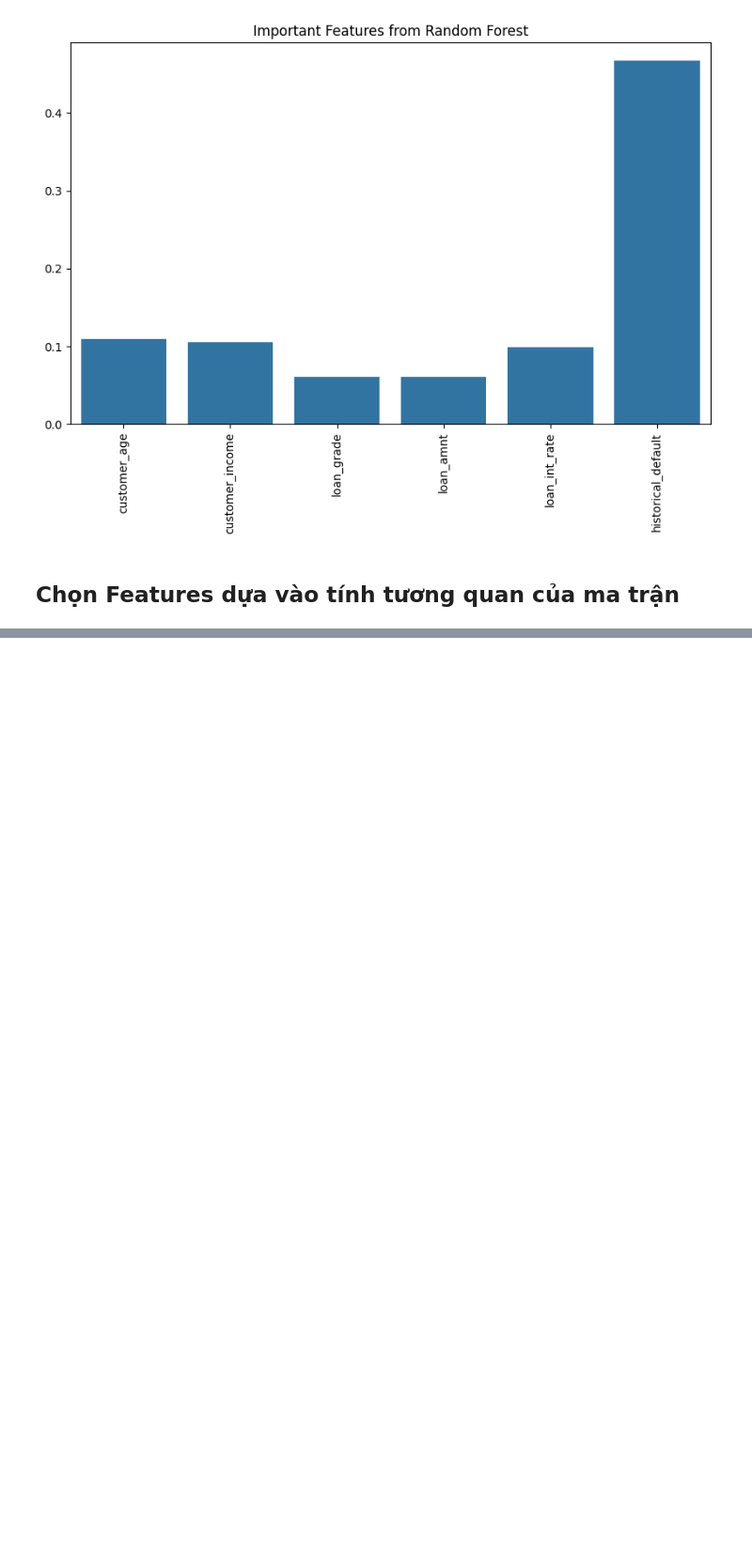
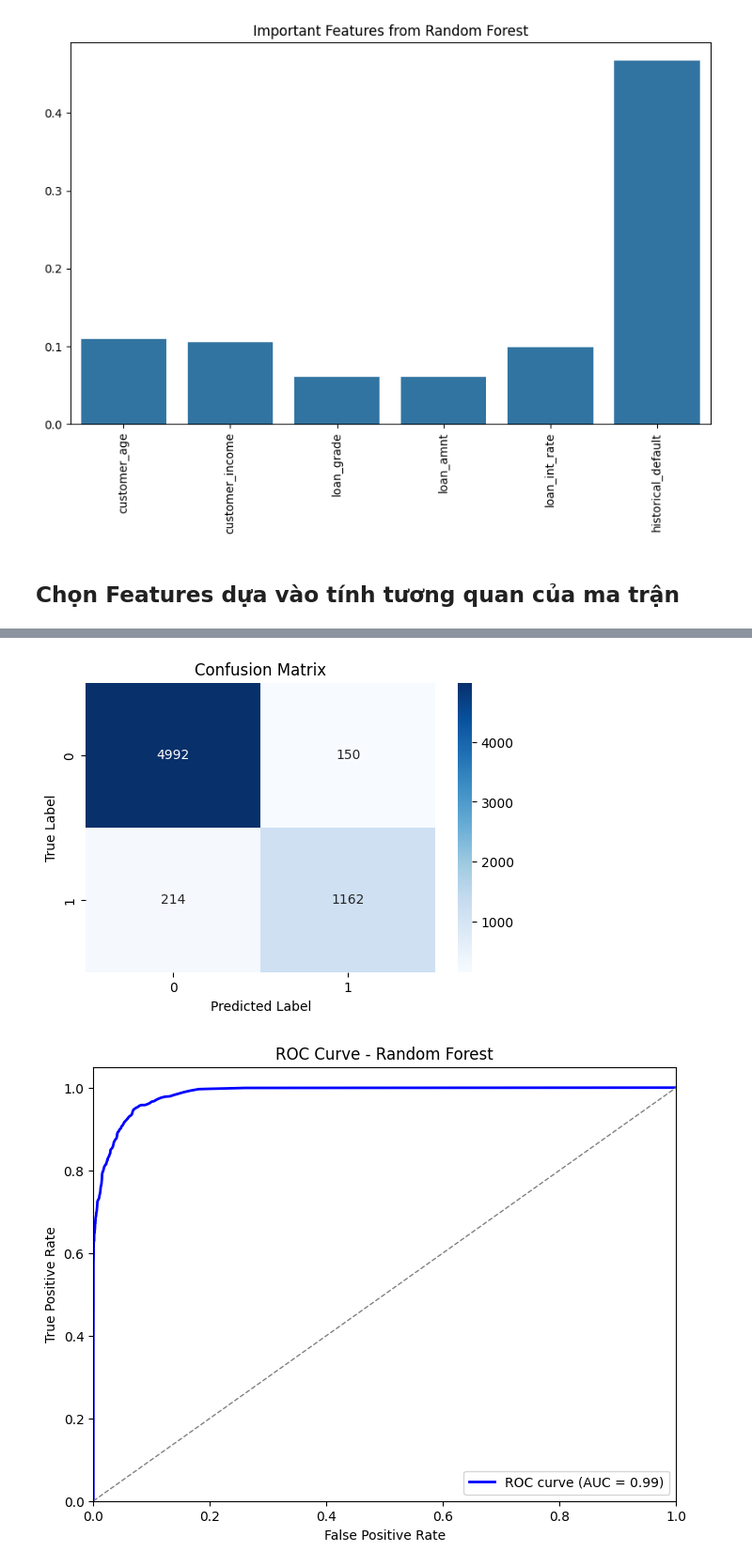
Before and after one commit to nqminh03/features_selection, a Jupyter notebook: project/process.Ipynb, the cells around one changed output, grey strips where cells are left out. Shown: that part at 94% size. Saved outputs shown, nothing was run; the diff lists cells and outputs as text; code cells hidden in the pictures; blank space fills up the shorter version.

```diff
--- a/project/process.Ipynb
+++ b/project/process.Ipynb
@@ -85,9 +90,9 @@ y = df[target]
 X_train, X_test, y_train, y_test = train_test_split(X, y, test_size=0.2, random_state=42)
 
 # Chuẩn hoá dữ liệu trong khoảng từ [0;1]
-#scaler = MinMaxScaler()
-#X_train = scaler.fit_transform(X_train)
-#X_test = scaler.transform(X_test)
+scaler = MinMaxScaler()
+X_train = scaler.fit_transform(X_train)
+X_test = scaler.transform(X_test)
 
 # Chuyển đổi y_train và y_test sang mảng 1 chiều
 y_train = y_train.values.ravel()
@@ -144,0 +171,72 @@ plt.savefig("D:/features_selection/image/RF/Im_ft.png")
+# %%
+# Xác định feature X và biến mục tiêu y
+X = df[important_features_RF]
+y = df[target]
+
+# Khởi tạo biến train, test
+X_train, X_test, y_train, y_test = train_test_split(X, y, test_size=0.2, random_state=42)
+
+# Chuẩn hoá dữ liệu trong khoảng từ [0;1]
+scaler = MinMaxScaler()
+X_train = scaler.fit_transform(X_train)
+X_test = scaler.transform(X_test)
+
+# Chuyển đổi y_train và y_test sang mảng 1 chiều
+y_train = y_train.values.ravel()
+y_test = y_test.values.ravel()
+
+
+#RF
+
+#check time
+start_timeRF = time.time()
+###### Huấn luyện mô hình Random Forest
+clf = RandomForestClassifier(random_state=42)
+clf.fit(X_train, y_train)
+
+# Dự đoán trên tập kiểm tra
+y_pred = clf.predict(X_test)
+
+# Đánh giá mô hình
+accuracy = accuracy_score(y_test, y_pred)
+print("Accuracy:", accuracy)
+print("Classification Report:")
+print(classification_report(y_test, y_pred))
+
+# Confusion matrix
+plt.figure(figsize=(6, 4))
+sns.heatmap(confusion_matrix(y_test, y_pred), annot=True, fmt='d', cmap='Blues')
+plt.title('Confusion Matrix')
+plt.xlabel('Predicted Label')
+plt.ylabel('True Label')
+plt.savefig('D:/features_selection/image/RF/matrix_RF.png')
+
+# Tính toán dự đoán xác suất từ mô hình Random Forest
+y_pred_proba_rf = clf.predict_proba(X_test)[:,1]
+
+# Tính toán đường cong ROC
+fpr_rf, tpr_rf, _ = roc_curve(y_test, y_pred_proba_rf)
+
+# Tính toán diện tích dưới đường cong ROC (AUC)
+auc_rf = roc_auc_score(y_test, y_pred_proba_rf)
+
+# Vẽ đường cong ROC
+plt.figure(figsize=(8, 6))
+plt.plot(fpr_rf, tpr_rf, color='blue', lw=2, label='ROC curve (AUC = {:.2f})'.format(auc_rf))
+plt.plot([0, 1], [0, 1], color='gray', lw=1, linestyle='--')
+plt.xlim([0.0, 1.0])
+plt.ylim([0.0, 1.05])
+plt.xlabel('False Positive Rate')
+plt.ylabel('True Positive Rate')
+plt.title('ROC Curve - Random Forest')
+plt.legend(loc="lower right")
+plt.savefig('D:/features_selection/image/RF/ROC_RF.png')
+
+#end_time
+end_timeRF = time.time()
+
+#caculator_time
+execution_timeRF = end_timeRF - start_timeRF
+
+print('thời gian thực hiện của RF là:',execution_timeRF,"s")
+# %% [output]
@@ -144,0 +255,2 @@ plt.savefig("D:/features_selection/image/RF/Im_ft.png")
+[figure, added]
+[figure, added]
```
Also changed, not shown: parts of 9 cells of this notebook.
